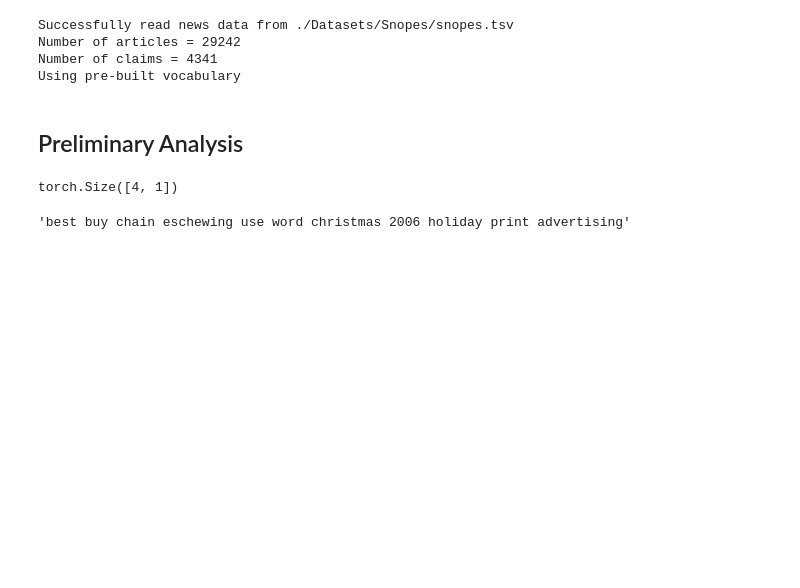
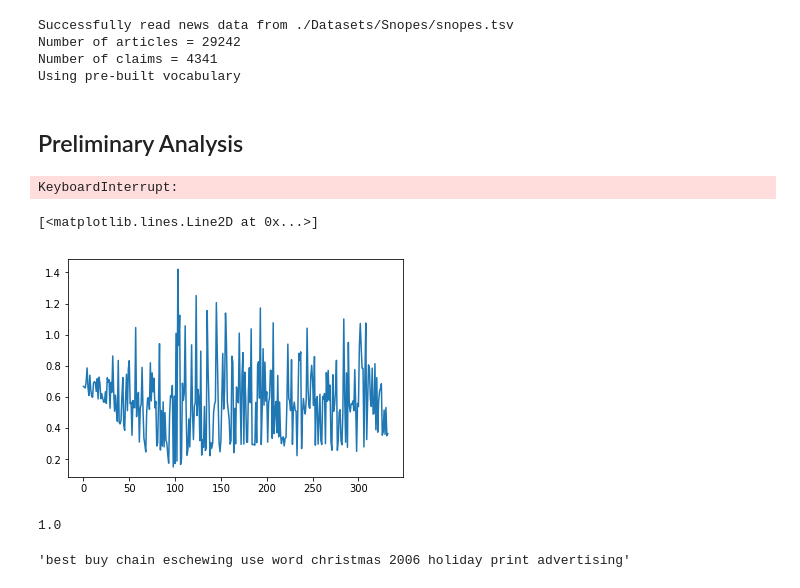
Before and after one commit to atulkumarin/DeClare, a Jupyter notebook: DeClareMain.ipynb, the cells around one changed output. Drawn from its saved outputs; the diff is of its cells as text; code cells hidden in the pictures; blank space fills up the shorter version.

Commit message:
Added optim, loss and almost completed the network

```diff
--- a/DeClareMain.ipynb
+++ b/DeClareMain.ipynb
@@ -50,13 +50,25 @@ Using pre-built vocabulary
 batch_size = 4
 nb_lstm_units = 64
 # %%
-dataloader = DataLoader(snopes, batch_size)
+dataloader = DataLoader(snopes, batch_size, shuffle=True)
 # %%
 declare = DeClareModel(snopes.initial_embeddings, snopes.claim_source_vocab_size,
                        snopes.article_source_vocab_size, nb_lstm_units, batch_size)
+# %%
+optimizer = optim.Adam(declare.parameters(), lr=0.002)
+BCEloss = nn.BCELoss()
 # %%
+losses = []
 for data_sample in dataloader:
-    temp = declare(data_sample[0], data_sample[1], data_sample[2], data_sample[3], data_sample[4], data_sample[5])
-    break
+    declare.zero_grad()
+    idx = np.argsort(-data_sample[3])
+
+    out = declare(data_sample[0][idx], data_sample[1][idx], data_sample[2][idx], data_sample[3][idx], data_sample[4][idx], data_sample[5][idx])
+    loss = BCEloss(out, data_sample[6][idx].float())
+
+    losses.append(loss.data)
+
+    loss.backward()
+    optimizer.step()
 # %% [output]
-torch.Size([4, 1])
+KeyboardInterrupt:
@@ -65,3 +75,12 @@ temp.shape
+# %%
+plt.plot(losses)
+# %% [output]
+[<matplotlib.lines.Line2D at 0x...>]
+[figure, added]
+# %%
+float(snopes.news_df['Credibility'][0] == 'true')
+# %% [output]
+1.0
 # %%
 snopes.news_df['Claim'].iloc[0]
 # %% [output]
```
Also changed, not shown: parts of 12 cells of this notebook, 3 other files.
